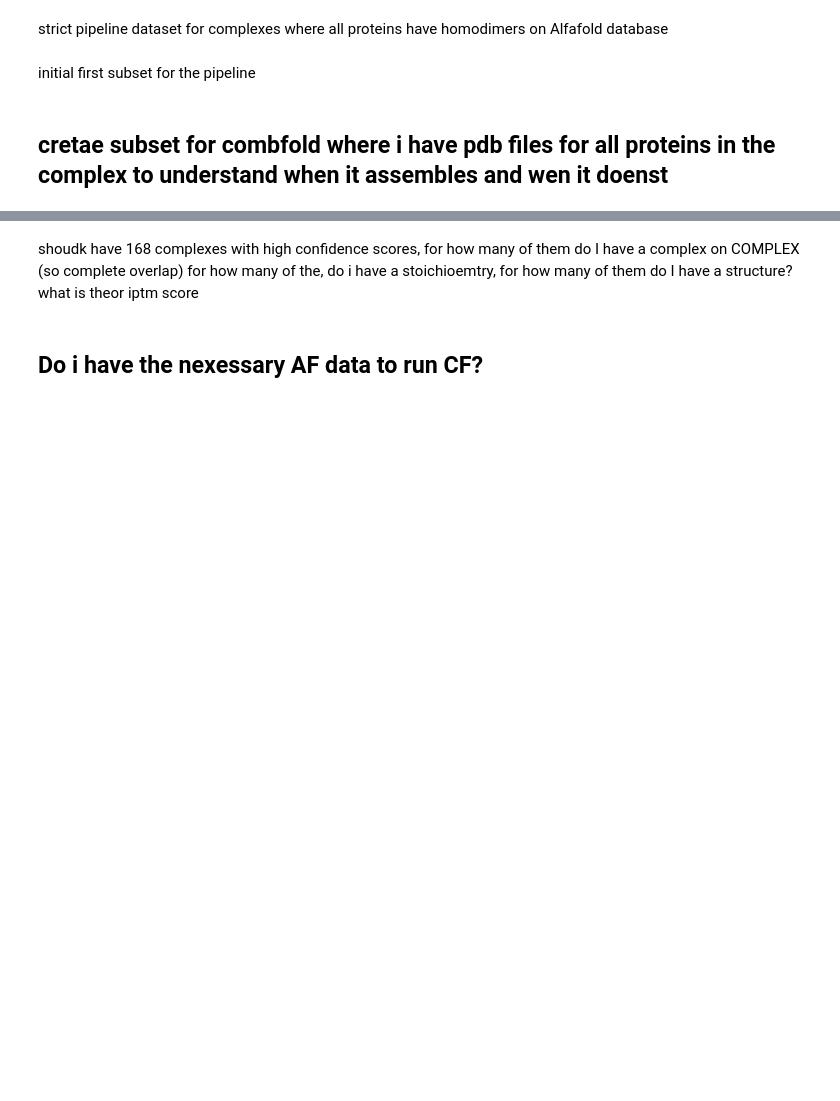
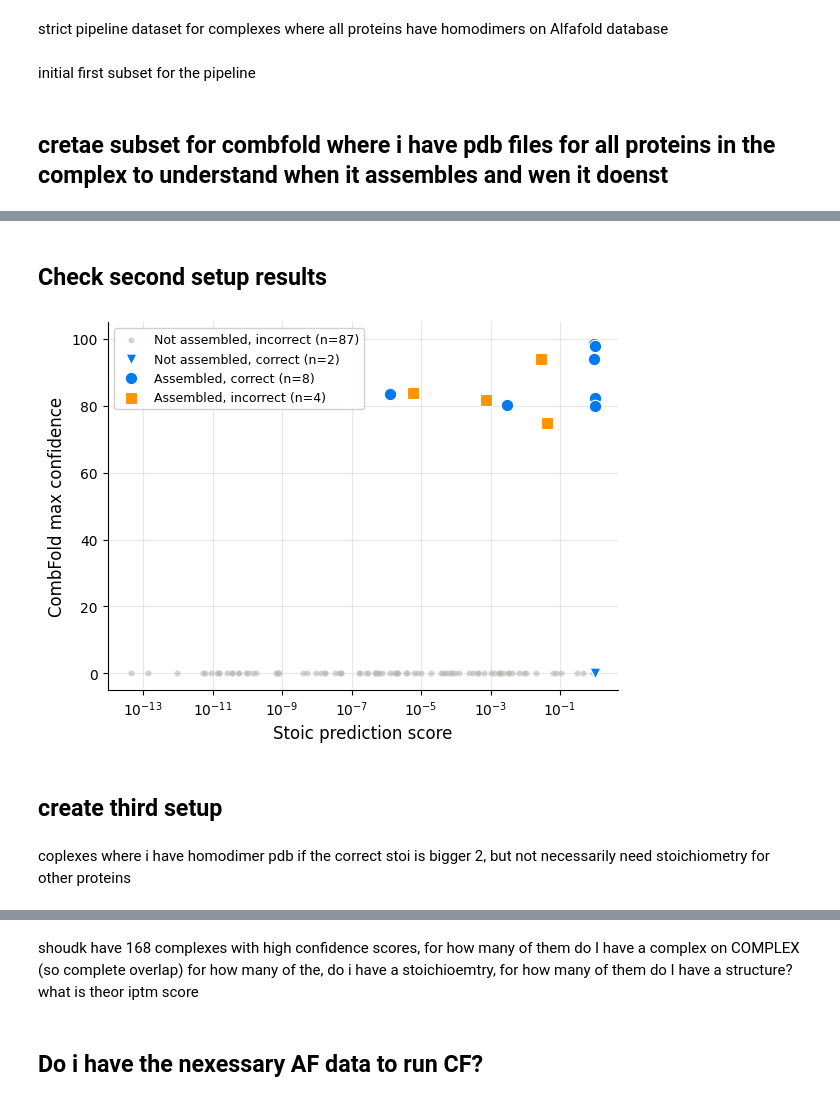
Before and after one commit to Kim-Dammer/master_thesis, a Jupyter notebook: notebooks/05_generate_CF_set.ipynb, the cells around one changed output, grey strips where cells are left out. Saved outputs shown, nothing was run; the diff lists cells and outputs as text; code cells hidden in the pictures; blank space fills up the shorter version.

Commit message:
Run initial systematic CombFold; add STOIC null model

```diff
--- a/notebooks/05_generate_CF_set.ipynb
+++ b/notebooks/05_generate_CF_set.ipynb
@@ -180,0 +199,4 @@ heterodimer_iptm = pl.read_csv(data_dir/"Pipeline/iptm_scores.csv")
+# %% [markdown]
+## Check second setup results
+# %%
+second_setup_results = pl.read_csv(data_dir / "Pipeline/second_setup/all_pdb_present_second_setup_pipeline_complexes_combfold_results.csv")
@@ -180,0 +205,76 @@ heterodimer_iptm = pl.read_csv(data_dir/"Pipeline/iptm_scores.csv")
+# %%
+# --- Parse max confidence from confidence_scores column ---
+def parse_max_conf(conf_str):
+    if not isinstance(conf_str, str) or not conf_str:
+        return None
+    scores = []
+    for part in conf_str.split(";"):
+        try:
+            scores.append(float(part.split(":")[1]))
+        except:
+            pass
+    return max(scores) if scores else None
+
+second_setup_results = second_setup_results.with_columns(pl.Series("max_confidence", [parse_max_conf(r) for r in second_setup_results["confidence_scores"].to_list()]))
+
+# --- Figure 3: Stoic Score vs CombFold Confidence Scatter ---
+assembled = second_setup_results.filter(pl.col("combfold_successfully"))
+not_assembled = second_setup_results.filter(~pl.col("combfold_successfully"))
+
+correct_asm = assembled.filter(pl.col("stoic_pred_correct"))
+incorrect_asm = assembled.filter(~pl.col("stoic_pred_correct"))
+correct_not_asm = not_assembled.filter(pl.col("stoic_pred_correct"))
+incorrect_not_asm = not_assembled.filter(~pl.col("stoic_pred_correct"))
+
+fig, ax = plt.subplots(figsize=(6, 4.5))
+
+# Not assembled, incorrect: small grey dots at y=0
+ax.scatter(
+    incorrect_not_asm["pred_score"].to_list(),
+    [0] * len(incorrect_not_asm),
+    s=15, alpha=0.6, color="#B9B6AF", edgecolors="#CCCCCC", linewidths=0.5,
+    label=f"Not assembled, incorrect (n={len(incorrect_not_asm)})", zorder=1,
+)
+
+# Not assembled, correct: blue triangles at y=0
+ax.scatter(
+    correct_not_asm["pred_score"].to_list(),
+    [0] * len(correct_not_asm),
+    s=60, color="#0279EE", marker="v", edgecolors="white", linewidths=0.8,
+    label=f"Not assembled, correct (n={len(correct_not_asm)})", zorder=2,
+)
+
+# Assembled: colored by correctness
+ax.scatter(
+    correct_asm["pred_score"].to_list(),
+    correct_asm["max_confidence"].to_list(),
+    s=80, color="#0279EE", marker="o", edgecolors="white", linewidths=0.8,
+    label=f"Assembled, correct (n={len(correct_asm)})", zorder=3,
+)
+
+ax.scatter(
+    incorrect_asm["pred_score"].to_list(),
+    incorrect_asm["max_confidence"].to_list(),
+    s=80, color="#FF9400", marker="s", edgecolors="white", linewidths=0.8,
+    label=f"Assembled, incorrect (n={len(incorrect_asm)})", zorder=3,
+)
+
+ax.set_xscale("log")
+ax.set_xlabel("Stoic prediction score", fontsize=12)
+ax.set_ylabel("CombFold max confidence", fontsize=12)
+ax.set_ylim(-5, 105)
+ax.spines["top"].set_visible(False)
+ax.spines["right"].set_visible(False)
+ax.grid(alpha=0.3)
+ax.legend(fontsize=9, loc="upper left", framealpha=0.9)
+
+plt.tight_layout()
+#save the plot
+plt.savefig(data_dir/"Pipeline/second_setup/stoic_CF_performance.png", dpi=500, bbox_inches="tight")
+plt.show()
+# %% [output]
+[figure, added]
+# %% [markdown]
+## create third setup
+# %% [markdown]
+coplexes where i have homodimer pdb if the correct stoi is bigger 2, but not necessarily need stoichiometry for other proteins
```
Also changed, not shown: parts of 27 cells of this notebook, 11 other files.
